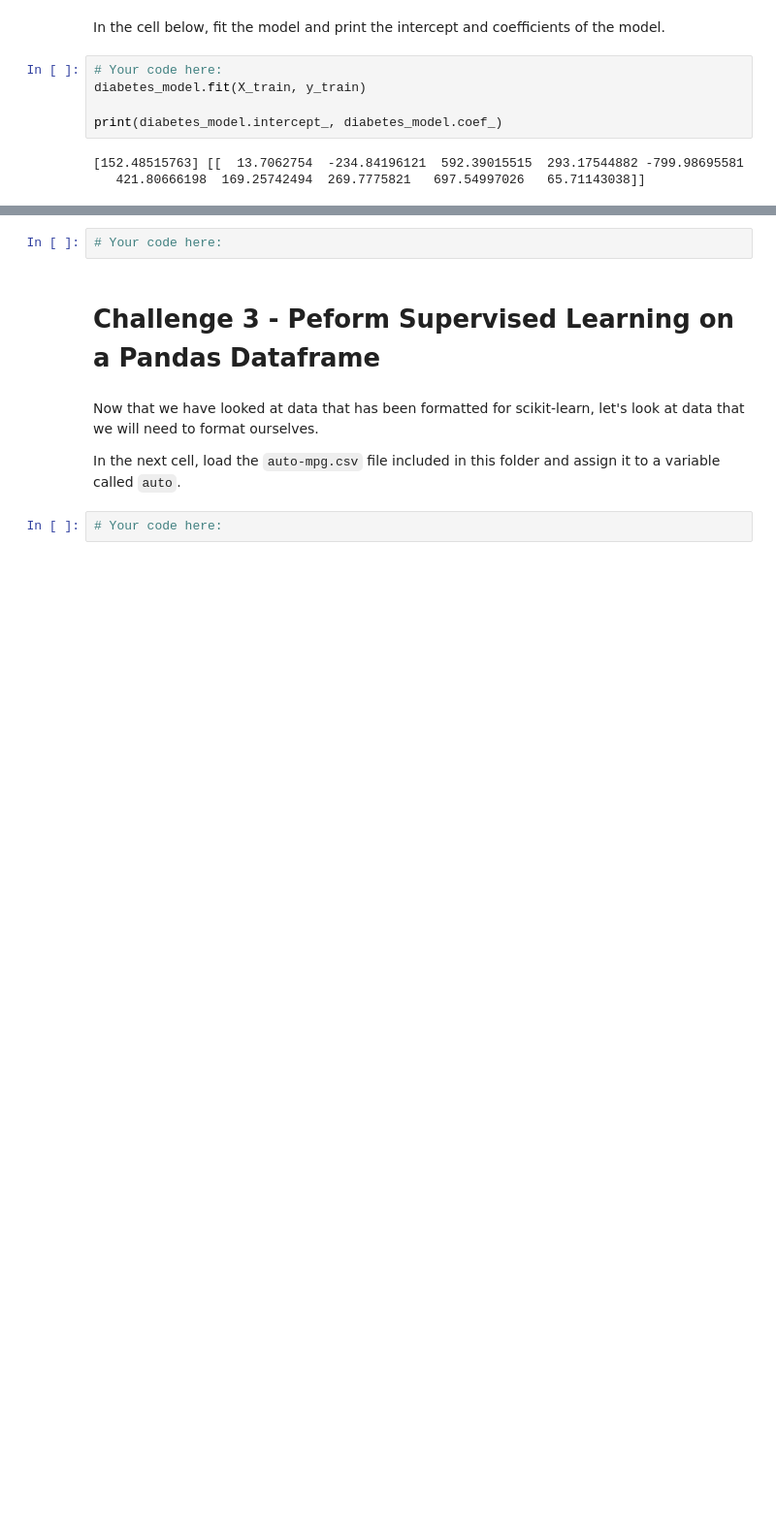
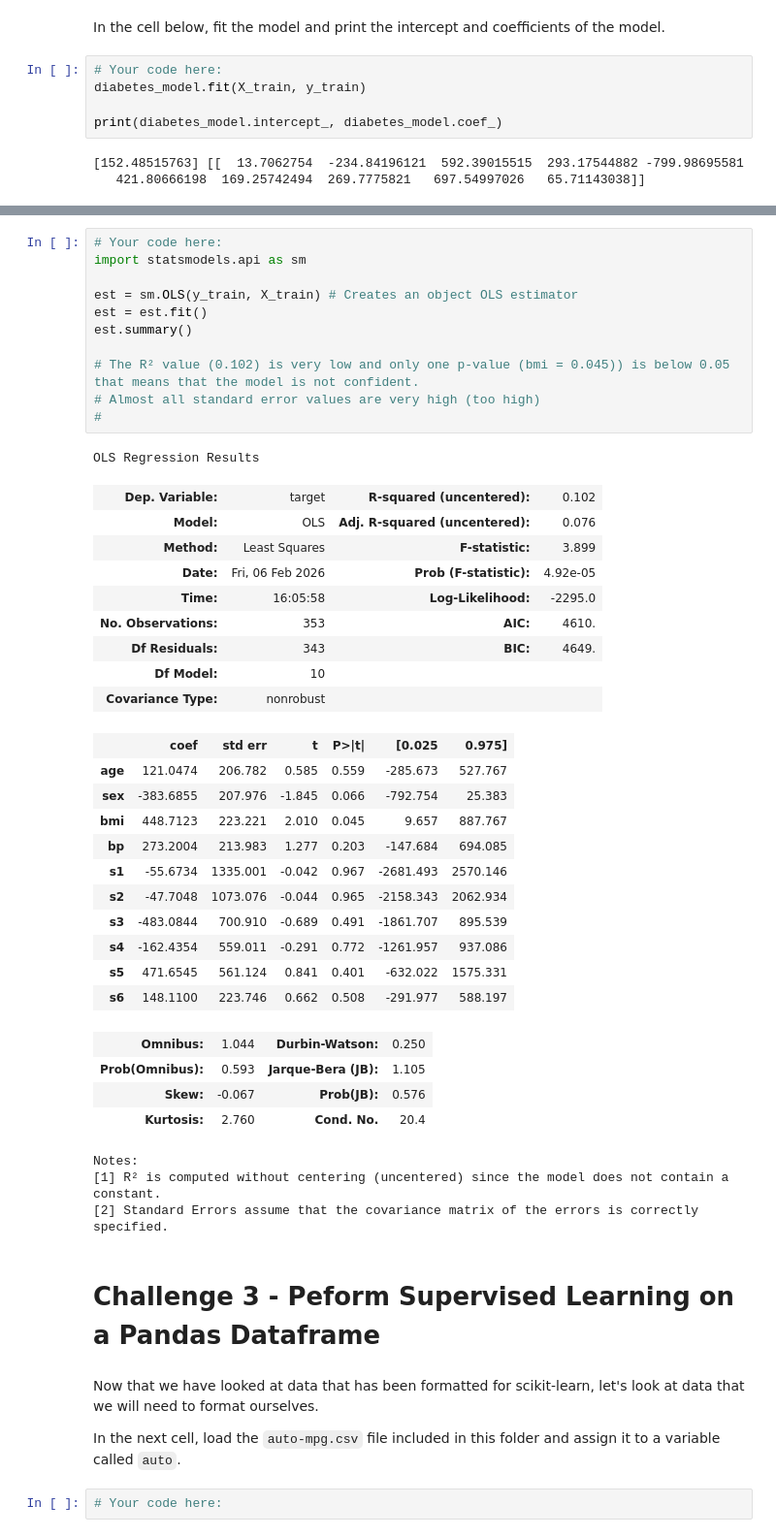
Before and after one commit to MariusGoeren/lab-intro-to-sklearn-en, a Jupyter notebook: your-code/main.ipynb, the cells around one changed output, grey strips where cells are left out. Shown at 97% size. Drawn from its saved outputs; the diff is of its cells as text; blank space fills up the shorter version.

```diff
--- a/your-code/main.ipynb
+++ b/your-code/main.ipynb
@@ -115,8 +115,46 @@ Hint: use the statsmodels package.
 Result should look like this:
 
 ![image.png](attachment:image.png)
-# %%
-# Your code here:
+# %%
+# Your code here:
+import statsmodels.api as sm
+
+est = sm.OLS(y_train, X_train) # Creates an object OLS estimator
+est = est.fit()
+est.summary()
+
+# The R² value (0.102) is very low and only one p-value (bmi = 0.045)) is below 0.05 that means that the model is not confident.
+# Almost all standard error values are very high (too high)
+#
+# %% [output]
+OLS Regression Results
+| Dep. Variable: | target | R-squared (uncentered): | 0.102 |
+| Model: | OLS | Adj. R-squared (uncentered): | 0.076 |
+| Method: | Least Squares | F-statistic: | 3.899 |
+| Date: | Fri, 06 Feb 2026 | Prob (F-statistic): | 4.92e-05 |
+| Time: | 16:05:58 | Log-Likelihood: | -2295.0 |
+| No. Observations: | 353 | AIC: | 4610. |
+| Df Residuals: | 343 | BIC: | 4649. |
+| Df Model: | 10 |  |  |
+| Covariance Type: | nonrobust |  |  |
+|  | coef | std err | t | P>|t| | [0.025 | 0.975] |
+| age | 121.0474 | 206.782 | 0.585 | 0.559 | -285.673 | 527.767 |
+| sex | -383.6855 | 207.976 | -1.845 | 0.066 | -792.754 | 25.383 |
+| bmi | 448.7123 | 223.221 | 2.010 | 0.045 | 9.657 | 887.767 |
+| bp | 273.2004 | 213.983 | 1.277 | 0.203 | -147.684 | 694.085 |
+| s1 | -55.6734 | 1335.001 | -0.042 | 0.967 | -2681.493 | 2570.146 |
+| s2 | -47.7048 | 1073.076 | -0.044 | 0.965 | -2158.343 | 2062.934 |
+| s3 | -483.0844 | 700.910 | -0.689 | 0.491 | -1861.707 | 895.539 |
+| s4 | -162.4354 | 559.011 | -0.291 | 0.772 | -1261.957 | 937.086 |
+| s5 | 471.6545 | 561.124 | 0.841 | 0.401 | -632.022 | 1575.331 |
+| s6 | 148.1100 | 223.746 | 0.662 | 0.508 | -291.977 | 588.197 |
+| Omnibus: | 1.044 | Durbin-Watson: | 0.250 |
+| Prob(Omnibus): | 0.593 | Jarque-Bera (JB): | 1.105 |
+| Skew: | -0.067 | Prob(JB): | 0.576 |
+| Kurtosis: | 2.760 | Cond. No. | 20.4 |
+Notes:
+[1] R² is computed without centering (uncentered) since the model does not contain a constant.
+[2] Standard Errors assume that the covariance matrix of the errors is correctly specified.
 # %% [markdown]
 # Challenge 3 - Peform Supervised Learning on a Pandas Dataframe
 # %% [markdown]
```
